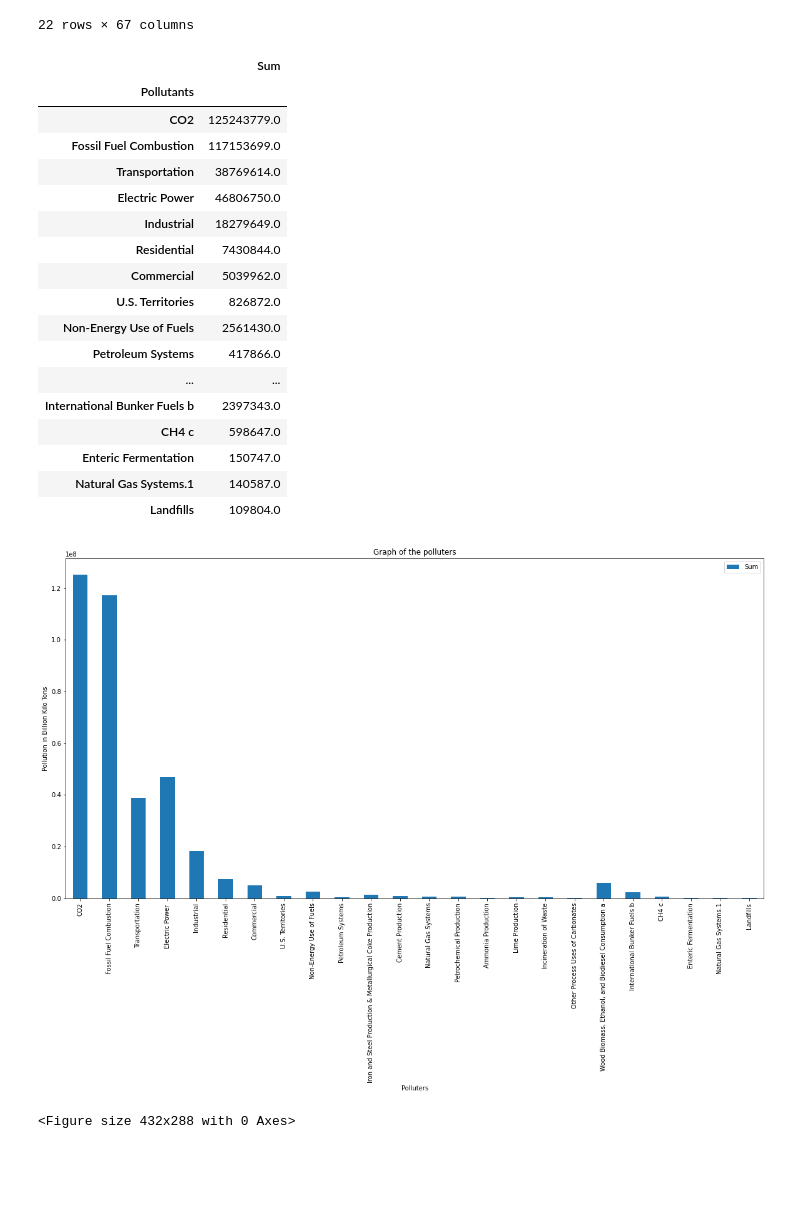
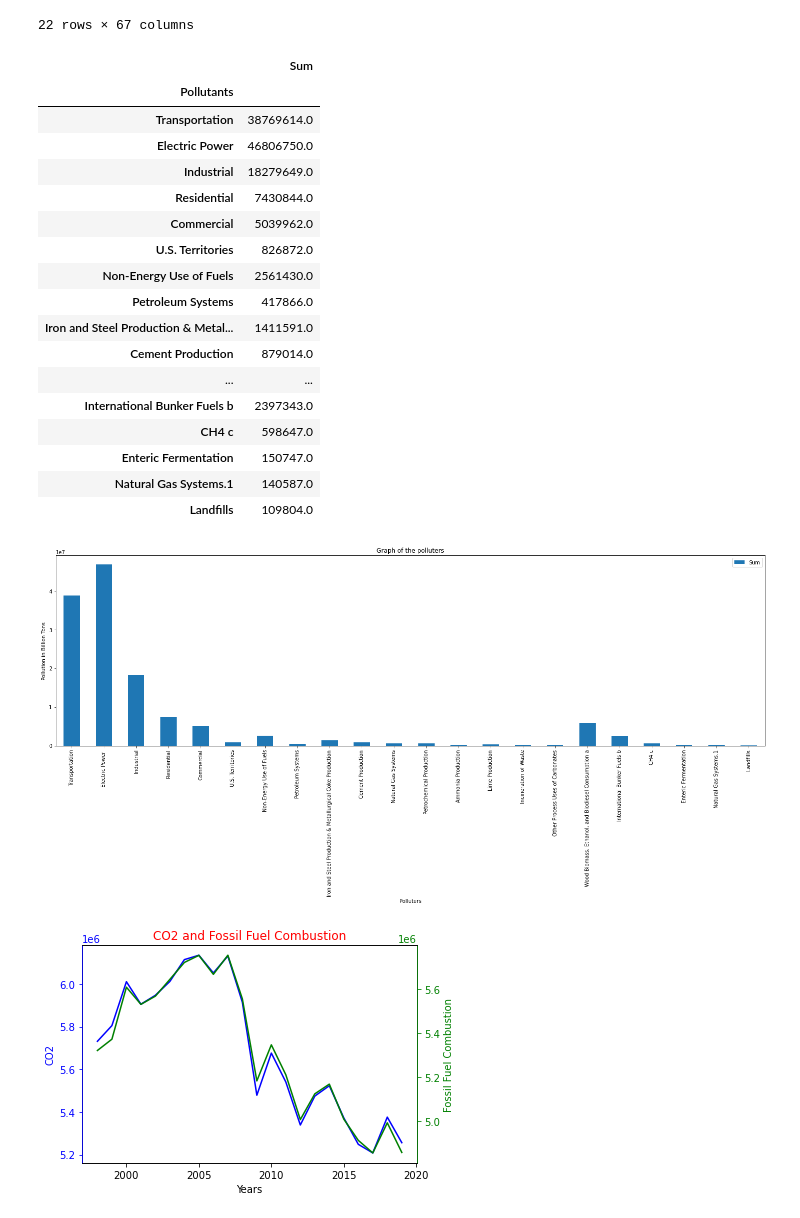
Before and after one commit to nataliaxmoreno/project-1-Group3, a Jupyter notebook: data sets/graphs_high_polluters.ipynb, the cells around one changed output. Cells and saved outputs as stored; diff of their text form; code cells hidden in the pictures; blank space fills up the shorter version.

Commit message:
Project 1 Prathibha
Analysis of CO2 in the atmosphere vs. the pollutants

```diff
--- a/data sets/graphs_high_polluters.ipynb
+++ b/data sets/graphs_high_polluters.ipynb
@@ -92,12 +95,14 @@ sum_pollutants = sum_pollutants.rename(columns={sum_pollutants.columns[0]: "Sum"
 indexNames = sum_pollutants[ (sum_pollutants['Sum'] < 100000) ].index
 sum_pollutants.drop(indexNames , inplace=True)
 
+# Drop the major pollutants (CO2 and Fossil Fuel Combustion)
+sum_pollutants = sum_pollutants.drop(index=('CO2'))
+sum_pollutants = sum_pollutants.drop(index=('Fossil Fuel Combustion'))
+
 sum_pollutants
 # %% [output]
 |  | Sum |
 | Pollutants |  |
-| CO2 | 125243779.0 |
-| Fossil Fuel Combustion | 117153699.0 |
 | Transportation | 38769614.0 |
 | Electric Power | 46806750.0 |
 | Industrial | 18279649.0 |
@@ -106,6 +111,8 @@ sum_pollutants
 | U.S. Territories | 826872.0 |
 | Non-Energy Use of Fuels | 2561430.0 |
 | Petroleum Systems | 417866.0 |
+| Iron and Steel Production & Metal... | 1411591.0 |
+| Cement Production | 879014.0 |
 | ... | ... |
 | International Bunker Fuels b | 2397343.0 |
 | CH4 c | 598647.0 |
@@ -115,13 +122,50 @@ sum_pollutants
 # %%
 # Use DataFrame.plot() in order to create a bar chart of the data
 sum_pollutants.plot(kind="bar", figsize=(20,10))
 
 # Set a title for the chart
 plt.title("Graph of the polluters")
 plt.xlabel("Polluters")
-plt.ylabel("Pollution in Billion Kilo Tons")
+plt.ylabel("Pollution in Billion Tons")
+
+plt.tight_layout()
+
+# Save the figure as a png file
+plt.savefig("Major Polluters.png", bbox_inches='tight')
+
 plt.show()
-plt.tight_layout()
 # %% [output]
-[figure, old version]
+[figure, new version]
-<Figure size 432x288 with 0 Axes>
+# %%
+#Line graph of the major pollutants
+
+fig, ax1 = plt.subplots()
+x_axis = pollutants_cleaned.index
+first = pollutants_cleaned['CO2']
+second = pollutants_cleaned['Fossil Fuel Combustion']
+
+ax1.plot(x_axis,first,color='blue')
+
+ax2 = ax1.twinx()
+ax2.yaxis.set_view_interval(5.2, 6.2)
+ax2.plot(x_axis,second,color='green')
+
+
+ax1.set_xlabel('Years')
+ax1.set_ylabel('CO2',color='blue')
+ax2.set_ylabel('Fossil Fuel Combustion',color='green')
+ax1.set_title('CO2 and Fossil Fuel Combustion',color='red')
+
+ax1.tick_params(axis='y',colors='blue')
+ax2.tick_params(axis='y',colors='green')
+
+
+ax2.spines['right'].set_color('green')
+
+ax2.spines['left'].set_color('blue')
+
+plt.show()
+
+fig.savefig("CO2 and Fossil Fuel Combustion.png", bbox_inches='tight')
+# %% [output]
+[figure, added]
```
Also changed, not shown: parts of 7 cells of this notebook, 8 other files.
